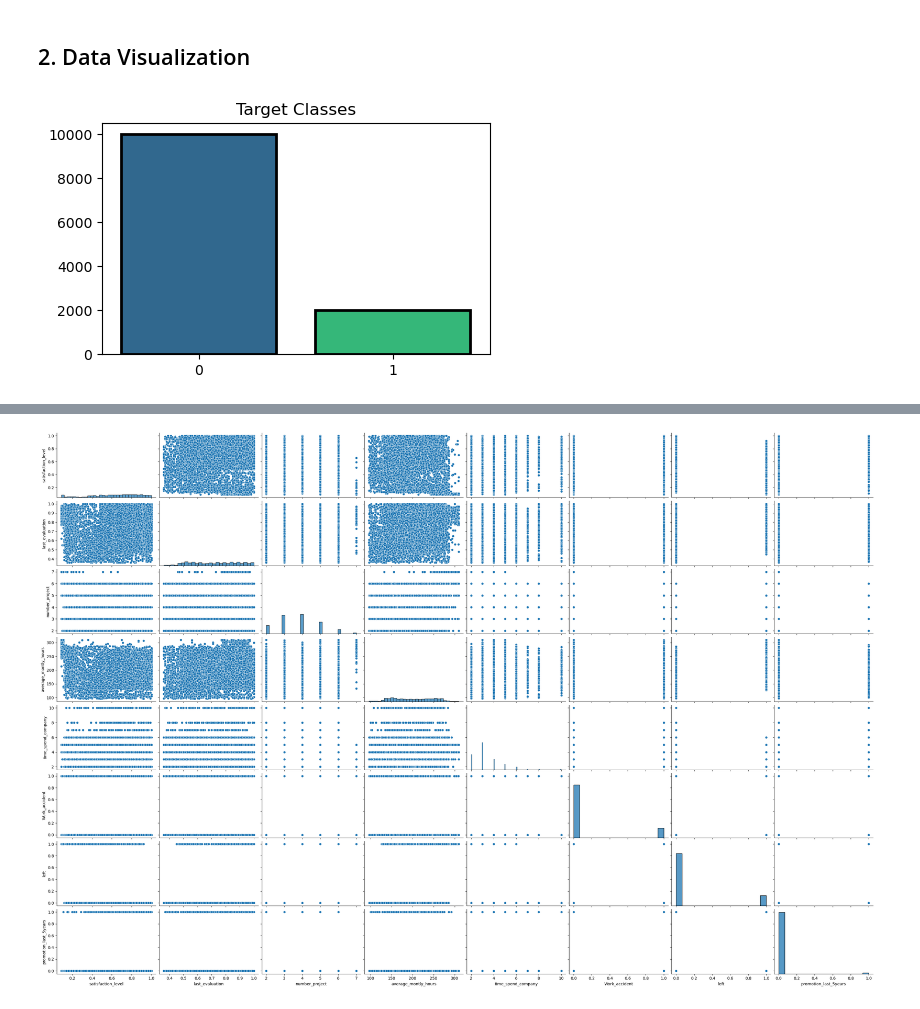
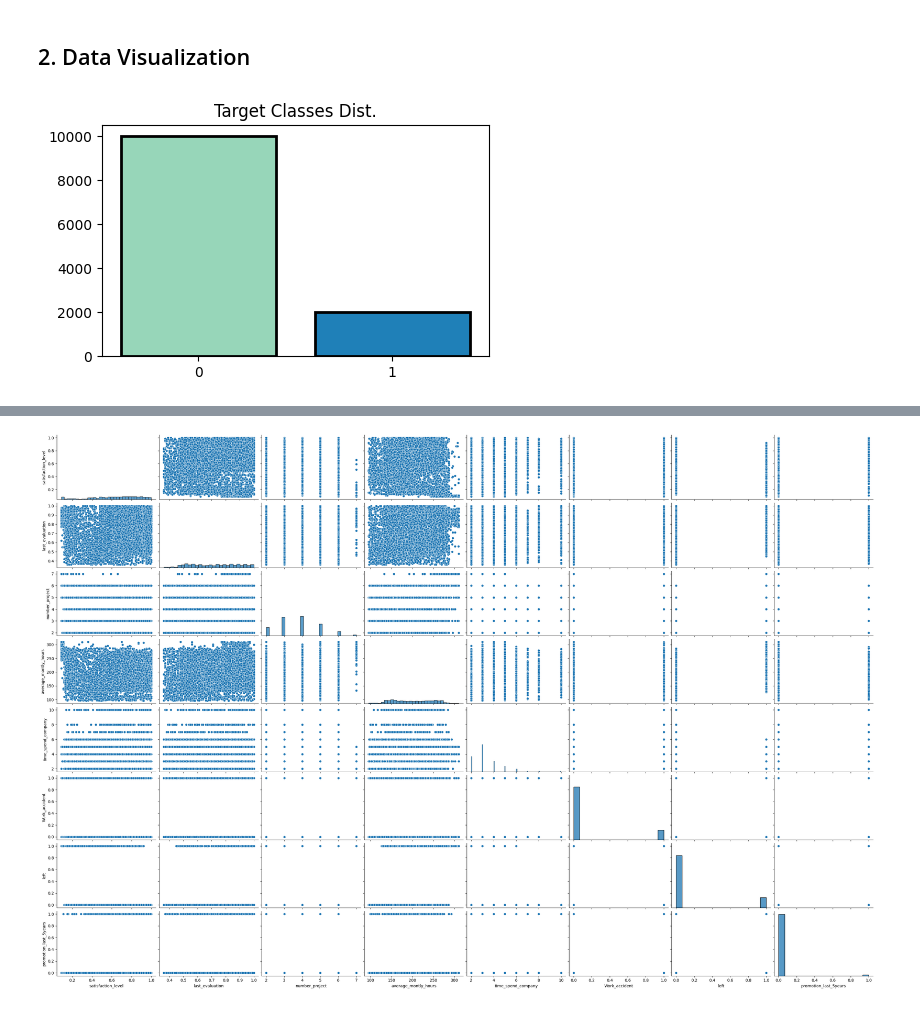
Before and after one commit to sarah-alhajri/Employee-Churn-Analysis-Project-, a Jupyter notebook: Churn Prediction_V5.ipynb, the cells around one changed output, grey strips where cells are left out. Saved outputs shown, nothing was run; the diff lists cells and outputs as text; code cells hidden in the pictures.

```diff
--- a/Churn Prediction_V5.ipynb
+++ b/Churn Prediction_V5.ipynb
@@ -119,8 +124,8 @@ Data columns (total 10 columns):
 dtypes: float64(2), int64(6), object(2)
 memory usage: 1.1+ MB
 # %%
-# remove space from column name
-df.rename(columns={'Departments ': 'Departments'}, inplace=True)
+# remove space from column name and to lowercase to match the rest
+df.rename(columns={'Departments ': 'departments'}, inplace=True)
 # %%
 df.describe().T
 # %% [output]
@@ -193,15 +205,15 @@ Name: left, dtype: int64
 # %%
 c = df['left'].value_counts()
 
 # visualizing our target distribution
 plt.figure(figsize=(5, 3))
 sns.barplot(x=c.index, y=c.values,
             saturation=1, edgecolor='k',
-            linewidth=2, palette='viridis')
-plt.title(f'Target Classes')
+            linewidth=2, palette='YlGnBu')
+plt.title(f'Target Classes Dist.')
 plt.show()
 # %% [output]
-[figure, old version]
+[figure, new version]
 # %% [markdown]
 The target classes are not balanced, we must handle the imbalnced issue. <br>
 Common approaches:<br>
```
Also changed, not shown: parts of 50 cells of this notebook.
